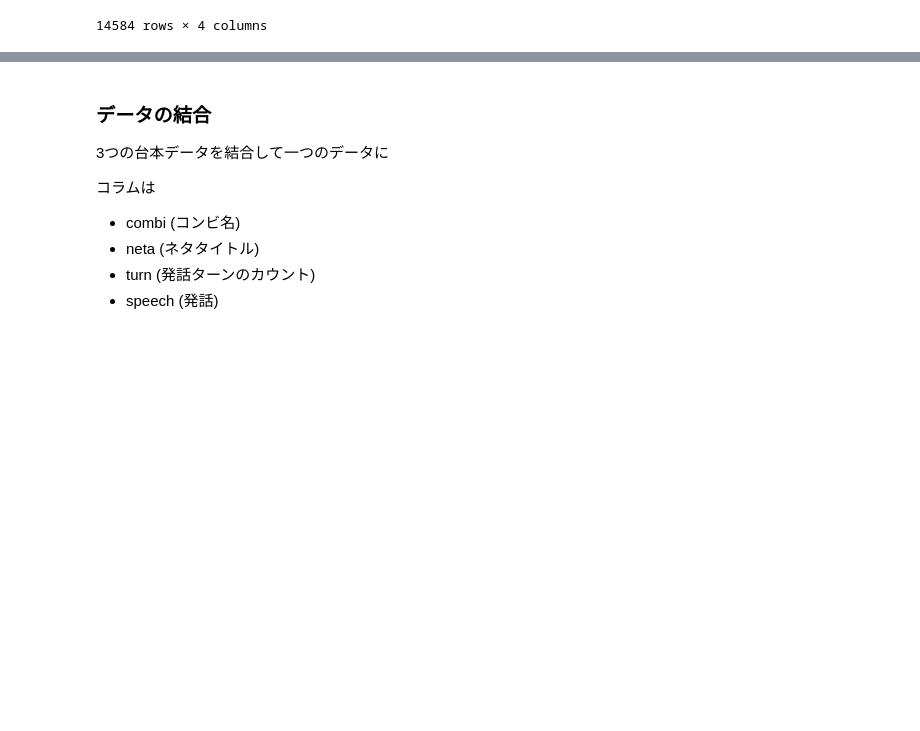
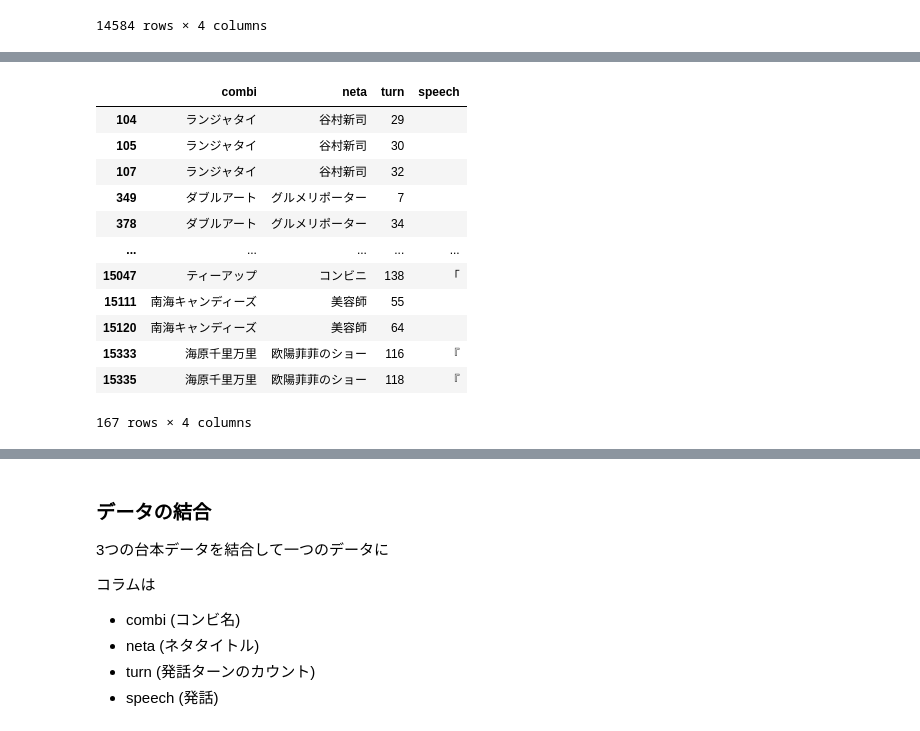
Before and after one commit to umenerineri/infovis-notebooks, a Jupyter notebook: final_project/project.ipynb, the cells around one changed output, grey strips where cells are left out. Drawn from its saved outputs; the diff is of its cells as text; code cells hidden in the pictures; blank space fills up the shorter version.

```diff
--- a/final_project/project.ipynb
+++ b/final_project/project.ipynb
@@ -841,0 +977,18 @@ script_df_warai_titleParsed
+# %%
+# 空白、「、『だけの行がある
+cond = (script_df_warai_stripped2["speech"].str.len() == 0) | (script_df_warai_stripped2["speech"] == "『") | (script_df_warai_stripped2["speech"] == "「")
+script_df_warai_stripped2[cond]
+# %% [output]
+|  | combi | neta | turn | speech |
+| 104 | ランジャタイ | 谷村新司 | 29 |  |
+| 105 | ランジャタイ | 谷村新司 | 30 |  |
+| 107 | ランジャタイ | 谷村新司 | 32 |  |
+| 349 | ダブルアート | グルメリポーター | 7 |  |
+| 378 | ダブルアート | グルメリポーター | 34 |  |
+| ... | ... | ... | ... | ... |
+| 15047 | ティーアップ | コンビニ | 138 | 「 |
+| 15111 | 南海キャンディーズ | 美容師 | 55 |  |
+| 15120 | 南海キャンディーズ | 美容師 | 64 |  |
+| 15333 | 海原千里万里 | 欧陽菲菲のショー | 116 | 『 |
+| 15335 | 海原千里万里 | 欧陽菲菲のショー | 118 | 『 |
+167 rows × 4 columns
```
Also changed, not shown: parts of 5 cells of this notebook, 1 other file.
